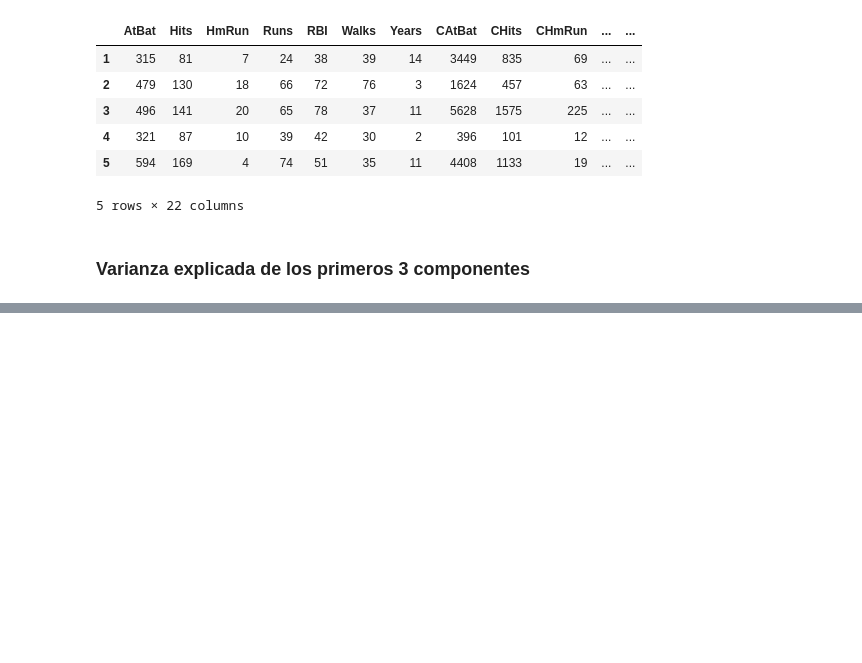
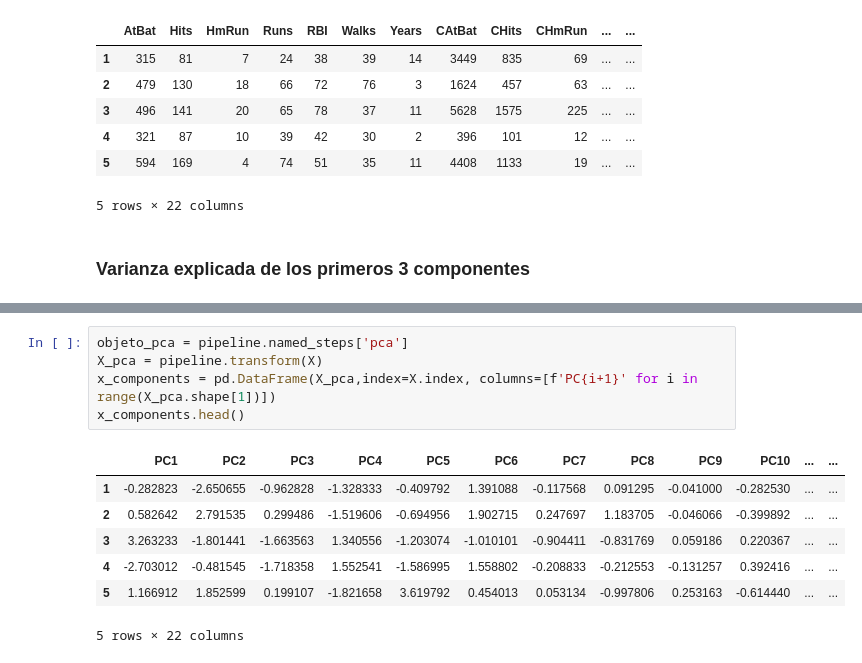
Before and after one commit to arantzaghg/lab_aprendizaje_estadistico, a Jupyter notebook: Tarea PCA- Arantza Gomez Haro Gamboa.ipynb, the cells around one changed output, grey strips where cells are left out. Drawn from its saved outputs; the diff is of its cells as text; blank space fills up the shorter version.

```diff
--- a/Tarea PCA- Arantza Gomez Haro Gamboa.ipynb
+++ b/Tarea PCA- Arantza Gomez Haro Gamboa.ipynb
@@ -58,0 +75,13 @@ X.head()
+# %%
+objeto_pca = pipeline.named_steps['pca']
+X_pca = pipeline.transform(X)
+x_components = pd.DataFrame(X_pca,index=X.index, columns=[f'PC{i+1}' for i in range(X_pca.shape[1])])
+x_components.head()
+# %% [output]
+|  | PC1 | PC2 | PC3 | PC4 | PC5 | PC6 | PC7 | PC8 | PC9 | PC10 | ... | ... |
+| 1 | -0.282823 | -2.650655 | -0.962828 | -1.328333 | -0.409792 | 1.391088 | -0.117568 | 0.091295 | -0.041000 | -0.282530 | ... | ... |
+| 2 | 0.582642 | 2.791535 | 0.299486 | -1.519606 | -0.694956 | 1.902715 | 0.247697 | 1.183705 | -0.046066 | -0.399892 | ... | ... |
+| 3 | 3.263233 | -1.801441 | -1.663563 | 1.340556 | -1.203074 | -1.010101 | -0.904411 | -0.831769 | 0.059186 | 0.220367 | ... | ... |
+| 4 | -2.703012 | -0.481545 | -1.718358 | 1.552541 | -1.586995 | 1.558802 | -0.208833 | -0.212553 | -0.131257 | 0.392416 | ... | ... |
+| 5 | 1.166912 | 1.852599 | 0.199107 | -1.821658 | 3.619792 | 0.454013 | 0.053134 | -0.997806 | 0.253163 | -0.614440 | ... | ... |
+5 rows × 22 columns
```
Also changed, not shown: parts of 17 cells of this notebook.
